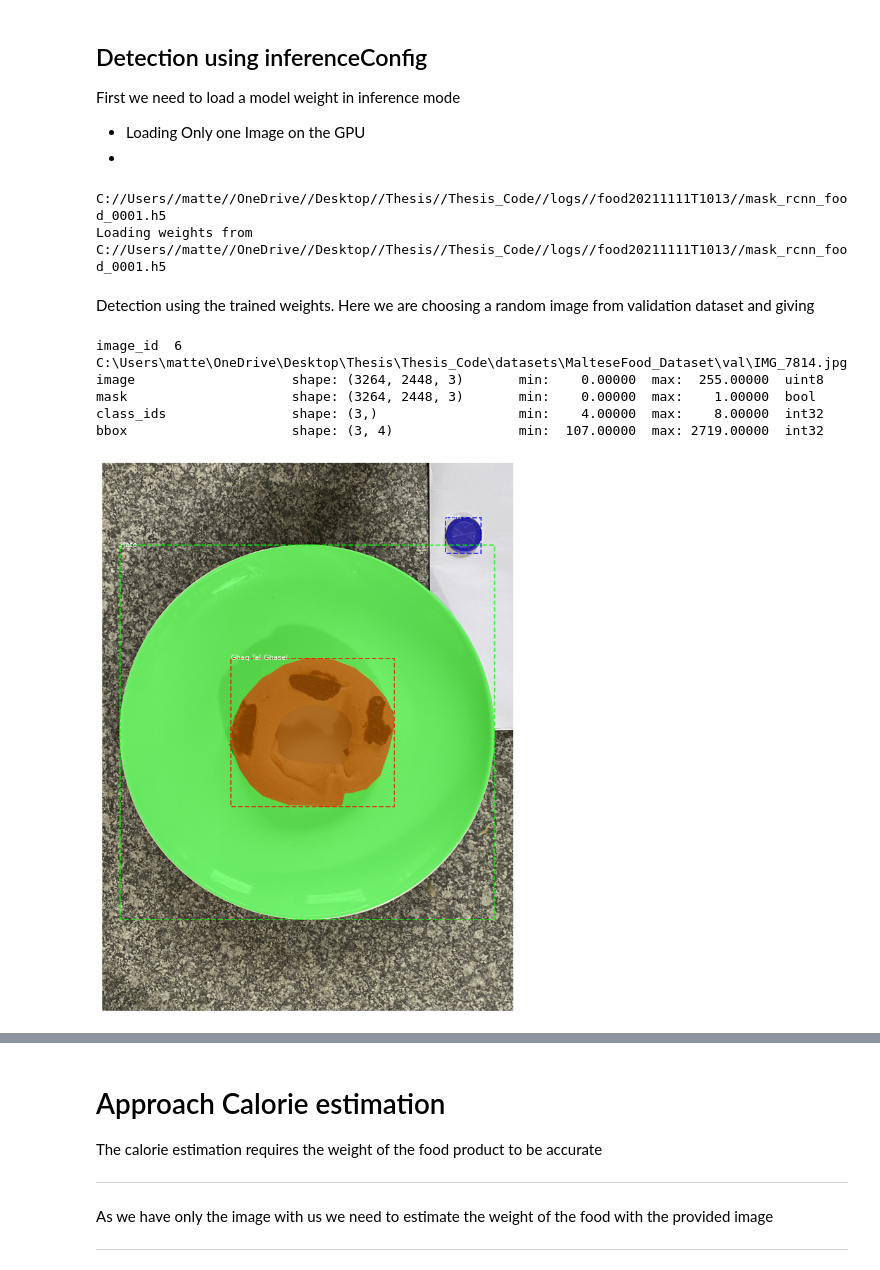
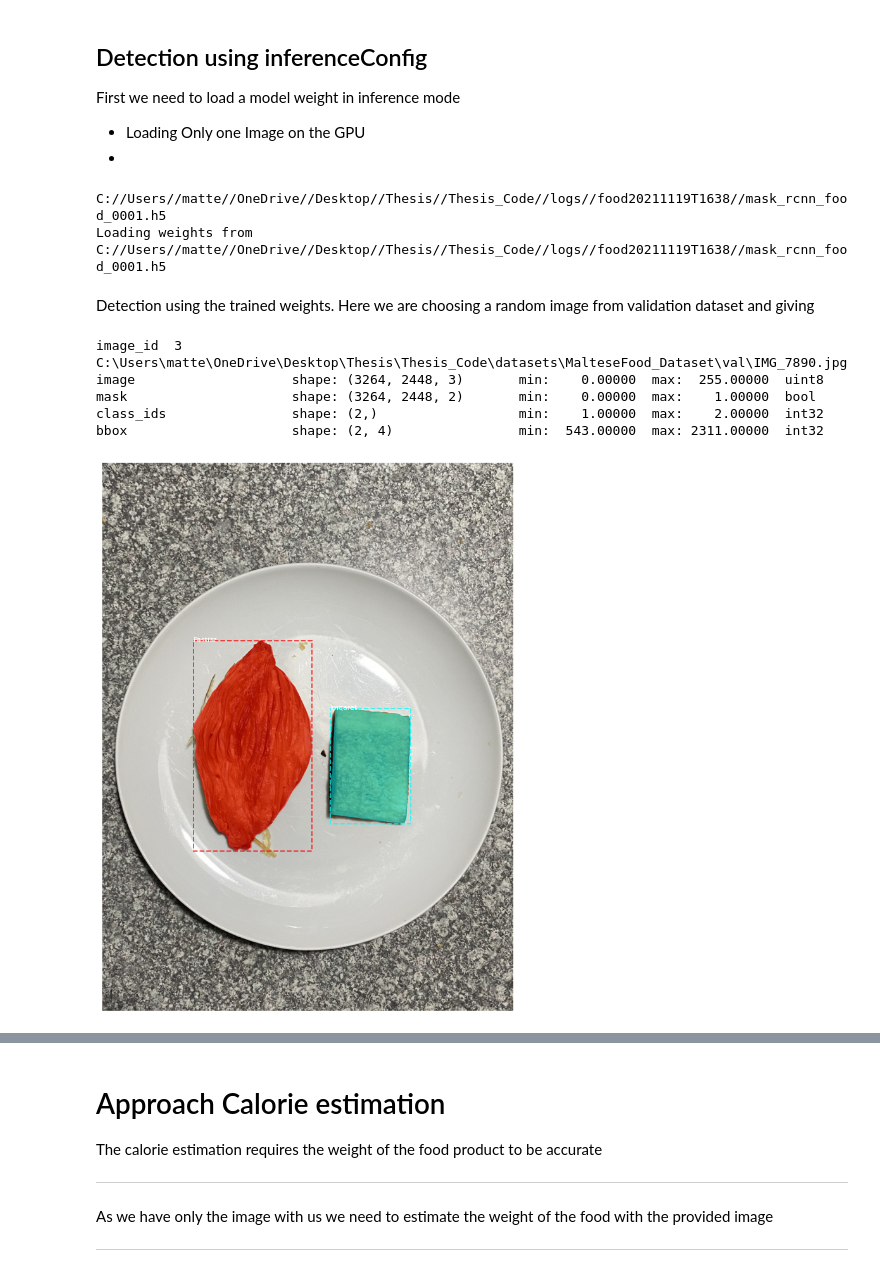
Before and after one commit to MatteiVella/Thesis, a Jupyter notebook: Thesis_Code/food_mask/image_based_food_calorie_estimation .ipynb, the cells around one changed output, grey strips where cells are left out. Cells and saved outputs as stored; diff of their text form; code cells hidden in the pictures.

```diff
--- a/Thesis_Code/food_mask/image_based_food_calorie_estimation .ipynb
+++ b/Thesis_Code/food_mask/image_based_food_calorie_estimation .ipynb
@@ -220,47 +168,47 @@ model = modellib.MaskRCNN(mode="inference",
                           config=inference_config,
                           model_dir=MODEL_DIR)
 
-model_path='C://Users//matte//OneDrive//Desktop//Thesis//Thesis_Code//logs//food20211111T1013//mask_rcnn_food_0001.h5'
+model_path='C://Users//matte//OneDrive//Desktop//Thesis//Thesis_Code//logs//food20211119T1638//mask_rcnn_food_0001.h5'
+#model_path='C://Users//matte//OneDrive//Desktop//Thesis//Thesis_Code//logs//food20211111T1013//mask_rcnn_food_0001.h5'
 print(model_path)
 print("Loading weights from ", model_path)
 
 model.load_weights(model_path, by_name=True)
 # %% [output]
-C://Users//matte//OneDrive//Desktop//Thesis//Thesis_Code//logs//food20211111T1013//mask_rcnn_food_0001.h5
-Loading weights from  C://Users//matte//OneDrive//Desktop//Thesis//Thesis_Code//logs//food20211111T1013//mask_rcnn_food_0001.h5
+C://Users//matte//OneDrive//Desktop//Thesis//Thesis_Code//logs//food20211119T1638//mask_rcnn_food_0001.h5
+Loading weights from  C://Users//matte//OneDrive//Desktop//Thesis//Thesis_Code//logs//food20211119T1638//mask_rcnn_food_0001.h5
 # %% [markdown]
 Detection using the trained weights. Here we are choosing a random image from validation dataset and giving
 # %%
-random.seed(3)
+#random.seed(9)
 #Image_id 5 is good
-image_id = 6#random.choice(dataset_val
-             #              .image_ids)
+image_id = 3#random.choice(dataset_val
+           #               .image_ids)
 #image_id = 59
 image = dataset_val.load_image(image_id)
 mask, class_ids = dataset_val.load_mask(image_id)
 # Compute Bounding box
 bbox = utils.extract_bboxes(mask)
-
 
 # Display image and additional stats
 print("image_id ", image_id, dataset_val.image_reference(image_id))
 log("image", image)
 log("mask", mask)
 log("class_ids", class_ids)
 log("bbox", bbox)
 #("Image Id ",image_id)
 
 # Display image and instances
 visualize.display_instances(image, bbox, mask, class_ids, dataset_val.class_names)
 
 original_image=image
 # %% [output]
-image_id  6 C:\Users\matte\OneDrive\Desktop\Thesis\Thesis_Code\datasets\MalteseFood_Dataset\val\IMG_7814.jpg
+image_id  3 C:\Users\matte\OneDrive\Desktop\Thesis\Thesis_Code\datasets\MalteseFood_Dataset\val\IMG_7890.jpg
 image                    shape: (3264, 2448, 3)       min:    0.00000  max:  255.00000  uint8
-mask                     shape: (3264, 2448, 3)       min:    0.00000  max:    1.00000  bool
-class_ids                shape: (3,)                  min:    4.00000  max:    8.00000  int32
-bbox                     shape: (3, 4)                min:  107.00000  max: 2719.00000  int32
+mask                     shape: (3264, 2448, 2)       min:    0.00000  max:    1.00000  bool
+class_ids                shape: (2,)                  min:    1.00000  max:    2.00000  int32
+bbox                     shape: (2, 4)                min:  543.00000  max: 2311.00000  int32
-[figure, old version]
+[figure, new version]
 # %% [markdown]
 # Working:
 ## Plate
```
Also changed, not shown: parts of 16 cells of this notebook, 4 other files.
